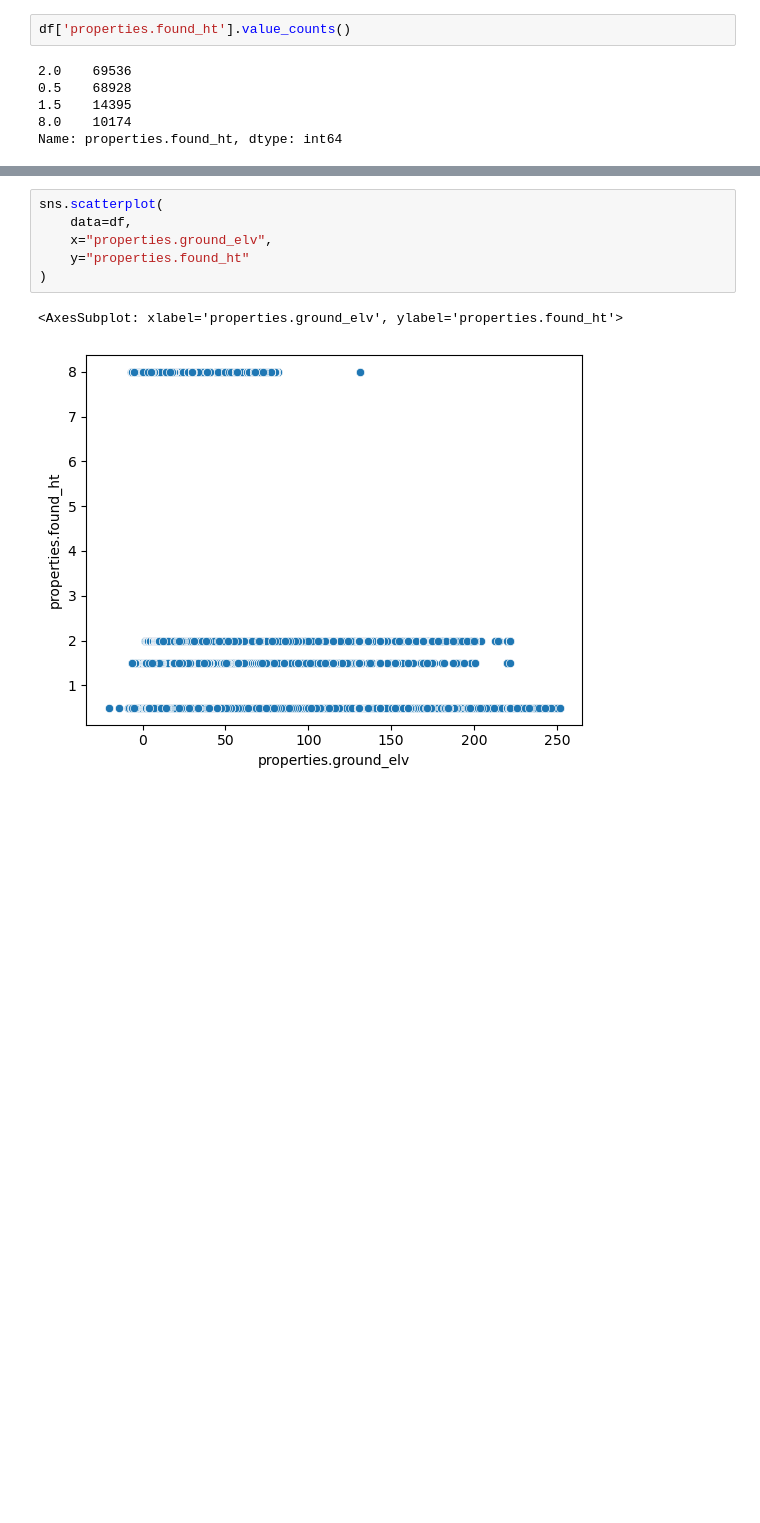
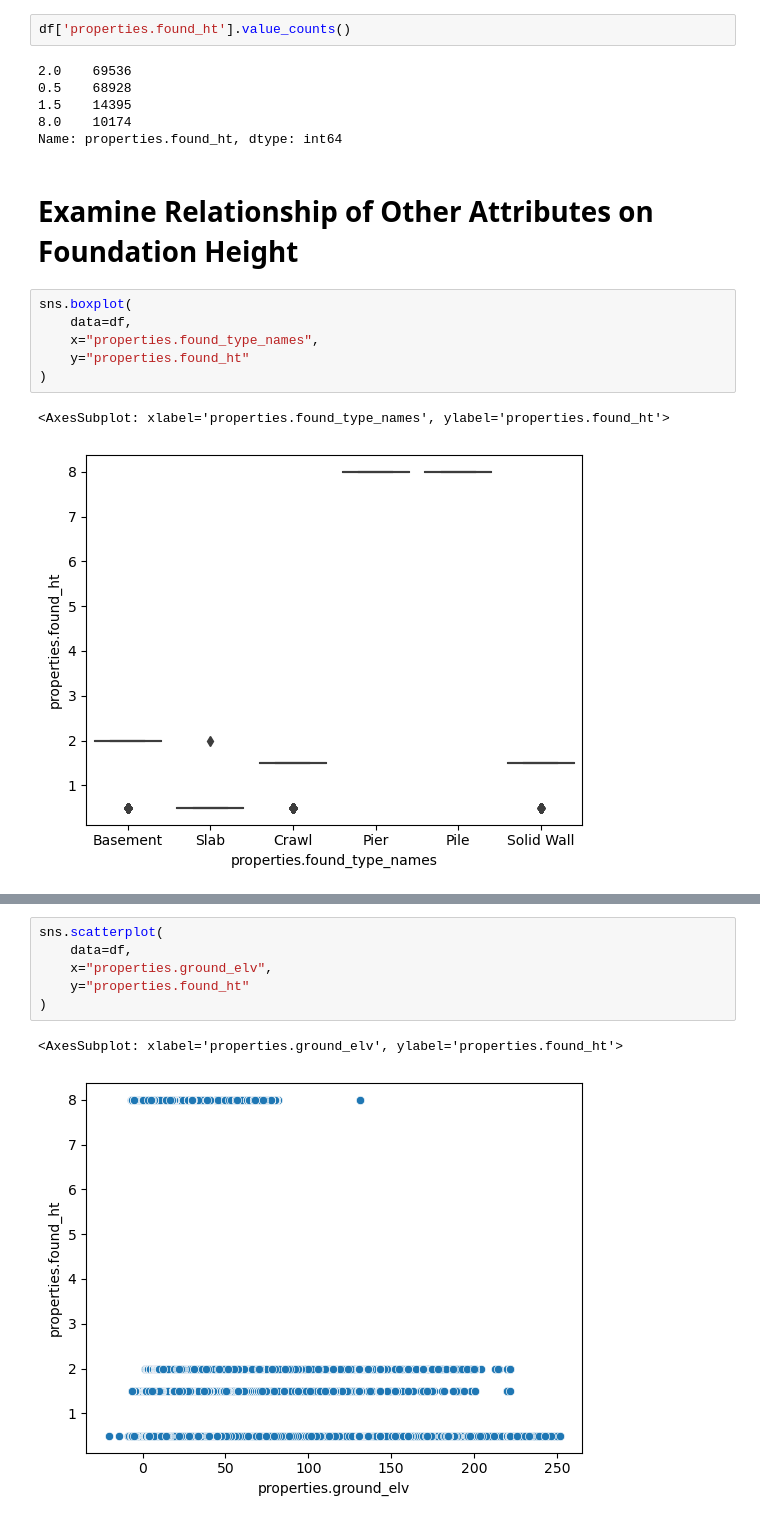
Before and after one commit to mebauer/national-structure-inventory-examples, a Jupyter notebook: analysis-examples.ipynb, the cells around one changed output, grey strips where cells are left out. Cells and saved outputs as stored; diff of their text form; blank space fills up the shorter version.

```diff
--- a/analysis-examples.ipynb
+++ b/analysis-examples.ipynb
@@ -248,4 +381,15 @@ df['properties.found_ht'].value_counts()
 1.5    14395
 8.0    10174
 Name: properties.found_ht, dtype: int64
+# %% [markdown]
+# Examine Relationship of Other Attributes on Foundation Height
+# %%
+sns.boxplot(
+    data=df,
+    x="properties.found_type_names",
+    y="properties.found_ht"
+)
+# %% [output]
+<AxesSubplot: xlabel='properties.found_type_names', ylabel='properties.found_ht'>
+[figure, added]
 # %%
```
Also changed, not shown: parts of 40 cells of this notebook.
